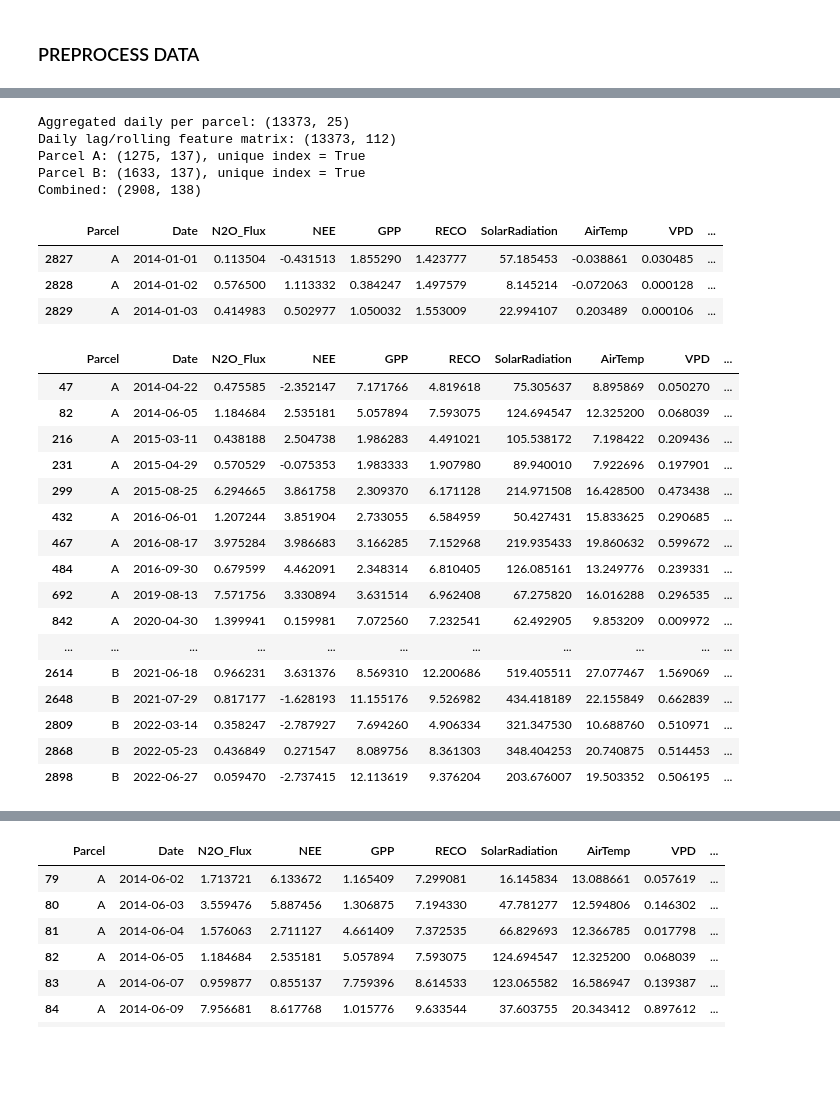
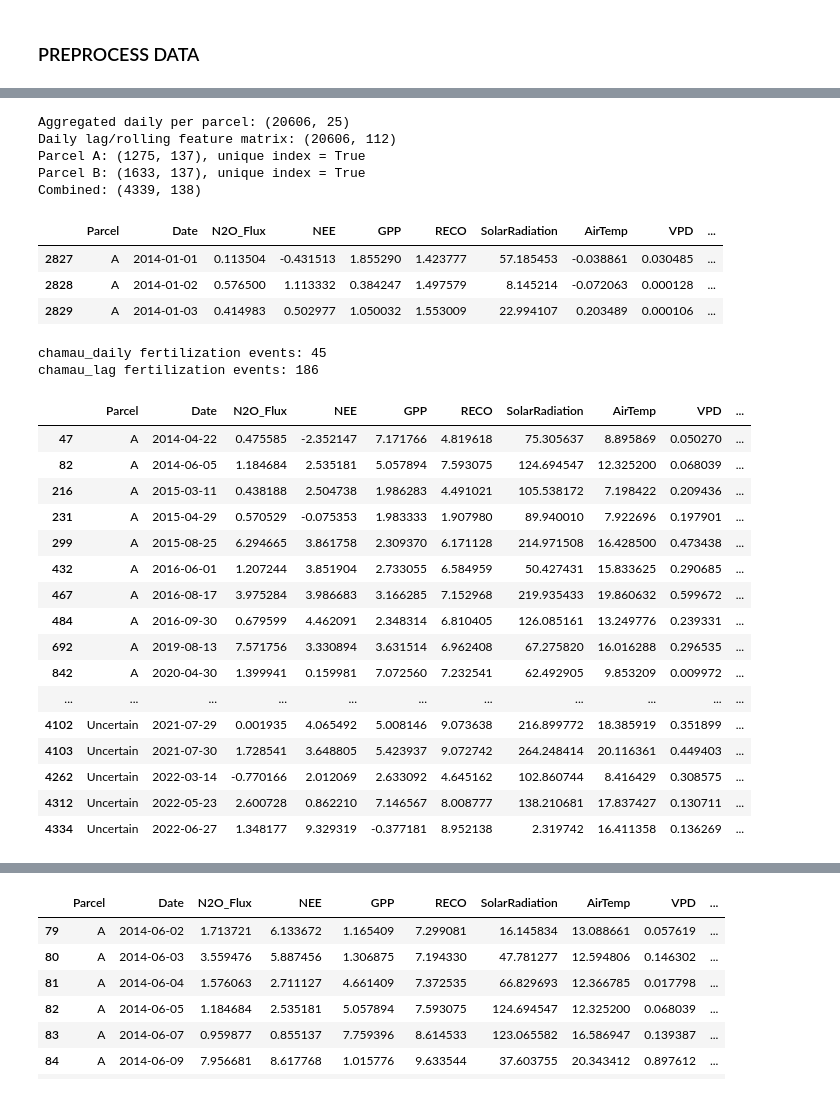
Before and after one commit to AndreasHiropedi/N2O_Emissions_Prediction, a Jupyter notebook: data_exploration/data_exploration_chamau.ipynb, the cells around one changed output, grey strips where cells are left out. Drawn from its saved outputs; the diff is of its cells as text; code cells hidden in the pictures; blank space fills up the shorter version.

Commit message:
add n fert, and update shap analysis

```diff
--- a/data_exploration/data_exploration_chamau.ipynb
+++ b/data_exploration/data_exploration_chamau.ipynb
@@ -330,7 +368,7 @@ for parcel, group in chamau_daily.groupby("Parcel"):
     # --- Simple daily lags ---
     for var in meteo_daily:
         for lag in lag_days:
-            newcols.append(group[var].shift(lag).rename(f"{var}_lag{lag}d"))
+            newcols.append(group[var].shift(lag).rename(f"{var}_lag{lag}d_daily"))
 
     # --- Rolling means/sums excluding current day ---
     shifted = group[meteo_daily].shift(1)
@@ -383,11 +421,11 @@ print(f"Parcel B: {chamau_daily_B.shape}, unique index = {chamau_daily_B.index.i
 print(f"Combined: {chamau_daily.shape}")
 chamau_daily.head(3)
 # %% [output]
-Aggregated daily per parcel: (13373, 25)
-Daily lag/rolling feature matrix: (13373, 112)
+Aggregated daily per parcel: (20606, 25)
+Daily lag/rolling feature matrix: (20606, 112)
 Parcel A: (1275, 137), unique index = True
 Parcel B: (1633, 137), unique index = True
-Combined: (2908, 138)
+Combined: (4339, 138)
 |  | Parcel | Date | N2O_Flux | NEE | GPP | RECO | SolarRadiation | AirTemp | VPD | ... |
 | 2827 | A | 2014-01-01 | 0.113504 | -0.431513 | 1.855290 | 1.423777 | 57.185453 | -0.038861 | 0.030485 | ... |
 | 2828 | A | 2014-01-02 | 0.576500 | 1.113332 | 0.384247 | 1.497579 | 8.145214 | -0.072063 | 0.000128 | ... |
@@ -400,40 +438,87 @@ fert_info = pd.read_csv("../datasets/FertilizationInfo_DataScienceLab/Chamau_200
 chamau_daily["Date"] = pd.to_datetime(chamau_daily["Date"], errors="coerce")
 fert_info["date"] = pd.to_datetime(fert_info["date"].astype(str), format="%Y%m%d", errors="coerce")
 
-# --- Merge on both Parcel and Date ---
+# --- Merge on both Parcel and Date for chamau_daily ---
 chamau_daily = chamau_daily.merge(
     fert_info,
     how="left",
     left_on=["Parcel", "Date"],
     right_on=["parcel", "date"]
 )
 
 # --- Clean up redundant columns if desired ---
 chamau_daily.drop(columns=["parcel", "date"], inplace=True)
 
 # --- Optional: rename fertilizer column for clarity ---
 chamau_daily.rename(columns={"N(kg/ha)": "Fertilizer_N_kg_ha"}, inplace=True)
 chamau_daily["Fertilizer_N_kg_ha"] = chamau_daily["Fertilizer_N_kg_ha"].fillna(0)
 
+# ====================================================================
+# Also add Fertilizer_N_kg_ha to chamau_lag (hourly data)
+# ====================================================================
+
+# Create Date column from Timestamp for merging
+chamau_lag["Date"] = pd.to_datetime(chamau_lag["Timestamp"]).dt.floor("D")
+
+# Merge with fert_info on Parcel and Date
+chamau_lag = chamau_lag.merge(
+    fert_info[["parcel", "date", "N(kg/ha)"]],
+    how="left",
+    left_on=["Parcel", "Date"],
+    right_on=["parcel", "date"]
+)
+
+# Clean up and rename
+chamau_lag.drop(columns=["parcel", "date"], inplace=True)
+chamau_lag.rename(columns={"N(kg/ha)": "Fertilizer_N_kg_ha"}, inplace=True)
+chamau_lag["Fertilizer_N_kg_ha"] = chamau_lag["Fertilizer_N_kg_ha"].fillna(0)
+
+# Optional: drop Date column if not needed (keep it if useful for analysis)
+# chamau_lag.drop(columns=["Date"], inplace=True)
+
+# ===========================
+# Handle "Uncertain" parcel case
+# ===========================
+
+def resolve_uncertain(row, df):
+    """If parcel is Uncertain, return mean of A/B fertilization for same date."""
+    if row["Parcel"] != "Uncertain" or row["Fertilizer_N_kg_ha"] > 0:
+        return row["Fertilizer_N_kg_ha"]
+
+    same_day = df[(df["Date"] == row["Date"]) & (df["Parcel"].isin(["A", "B"]))]
+
+    if same_day["Fertilizer_N_kg_ha"].notna().any():
+        return same_day["Fertilizer_N_kg_ha"].mean()
+    return 0
+
+chamau_daily["Fertilizer_N_kg_ha"] = chamau_daily.apply(lambda r: resolve_uncertain(r, chamau_daily), axis=1)
+chamau_lag["Fertilizer_N_kg_ha"] = chamau_lag.apply(lambda r: resolve_uncertain(r, chamau_lag), axis=1)
+
+
+print(f"chamau_daily fertilization events: {(chamau_daily['Fertilizer_N_kg_ha'] > 0).sum()}")
+print(f"chamau_lag fertilization events: {(chamau_lag['Fertilizer_N_kg_ha'] > 0).sum()}")
+
 chamau_daily[chamau_daily["Fertilizer_N_kg_ha"] > 0]
 # %% [output]
+chamau_daily fertilization events: 45
+chamau_lag fertilization events: 186
 |  | Parcel | Date | N2O_Flux | NEE | GPP | RECO | SolarRadiation | AirTemp | VPD | ... |
 | 47 | A | 2014-04-22 | 0.475585 | -2.352147 | 7.171766 | 4.819618 | 75.305637 | 8.895869 | 0.050270 | ... |
 | 82 | A | 2014-06-05 | 1.184684 | 2.535181 | 5.057894 | 7.593075 | 124.694547 | 12.325200 | 0.068039 | ... |
 | 216 | A | 2015-03-11 | 0.438188 | 2.504738 | 1.986283 | 4.491021 | 105.538172 | 7.198422 | 0.209436 | ... |
 | 231 | A | 2015-04-29 | 0.570529 | -0.075353 | 1.983333 | 1.907980 | 89.940010 | 7.922696 | 0.197901 | ... |
 | 299 | A | 2015-08-25 | 6.294665 | 3.861758 | 2.309370 | 6.171128 | 214.971508 | 16.428500 | 0.473438 | ... |
 | 432 | A | 2016-06-01 | 1.207244 | 3.851904 | 2.733055 | 6.584959 | 50.427431 | 15.833625 | 0.290685 | ... |
 | 467 | A | 2016-08-17 | 3.975284 | 3.986683 | 3.166285 | 7.152968 | 219.935433 | 19.860632 | 0.599672 | ... |
 | 484 | A | 2016-09-30 | 0.679599 | 4.462091 | 2.348314 | 6.810405 | 126.085161 | 13.249776 | 0.239331 | ... |
 | 692 | A | 2019-08-13 | 7.571756 | 3.330894 | 3.631514 | 6.962408 | 67.275820 | 16.016288 | 0.296535 | ... |
 | 842 | A | 2020-04-30 | 1.399941 | 0.159981 | 7.072560 | 7.232541 | 62.492905 | 9.853209 | 0.009972 | ... |
 | ... | ... | ... | ... | ... | ... | ... | ... | ... | ... | ... |
-| 2614 | B | 2021-06-18 | 0.966231 | 3.631376 | 8.569310 | 12.200686 | 519.405511 | 27.077467 | 1.569069 | ... |
-| 2648 | B | 2021-07-29 | 0.817177 | -1.628193 | 11.155176 | 9.526982 | 434.418189 | 22.155849 | 0.662839 | ... |
-| 2809 | B | 2022-03-14 | 0.358247 | -2.787927 | 7.694260 | 4.906334 | 321.347530 | 10.688760 | 0.510971 | ... |
-| 2868 | B | 2022-05-23 | 0.436849 | 0.271547 | 8.089756 | 8.361303 | 348.404253 | 20.740875 | 0.514453 | ... |
-| 2898 | B | 2022-06-27 | 0.059470 | -2.737415 | 12.113619 | 9.376204 | 203.676007 | 19.503352 | 0.506195 | ... |
+| 4102 | Uncertain | 2021-07-29 | 0.001935 | 4.065492 | 5.008146 | 9.073638 | 216.899772 | 18.385919 | 0.351899 | ... |
+| 4103 | Uncertain | 2021-07-30 | 1.728541 | 3.648805 | 5.423937 | 9.072742 | 264.248414 | 20.116361 | 0.449403 | ... |
+| 4262 | Uncertain | 2022-03-14 | -0.770166 | 2.012069 | 2.633092 | 4.645162 | 102.860744 | 8.416429 | 0.308575 | ... |
+| 4312 | Uncertain | 2022-05-23 | 2.600728 | 0.862210 | 7.146567 | 8.008777 | 138.210681 | 17.837427 | 0.130711 | ... |
+| 4334 | Uncertain | 2022-06-27 | 1.348177 | 9.329319 | -0.377181 | 8.952138 | 2.319742 | 16.411358 | 0.136269 | ... |
 # %%
 # add n2o fert decay
 
```
Also changed, not shown: parts of 3 cells of this notebook, 3 other files.
